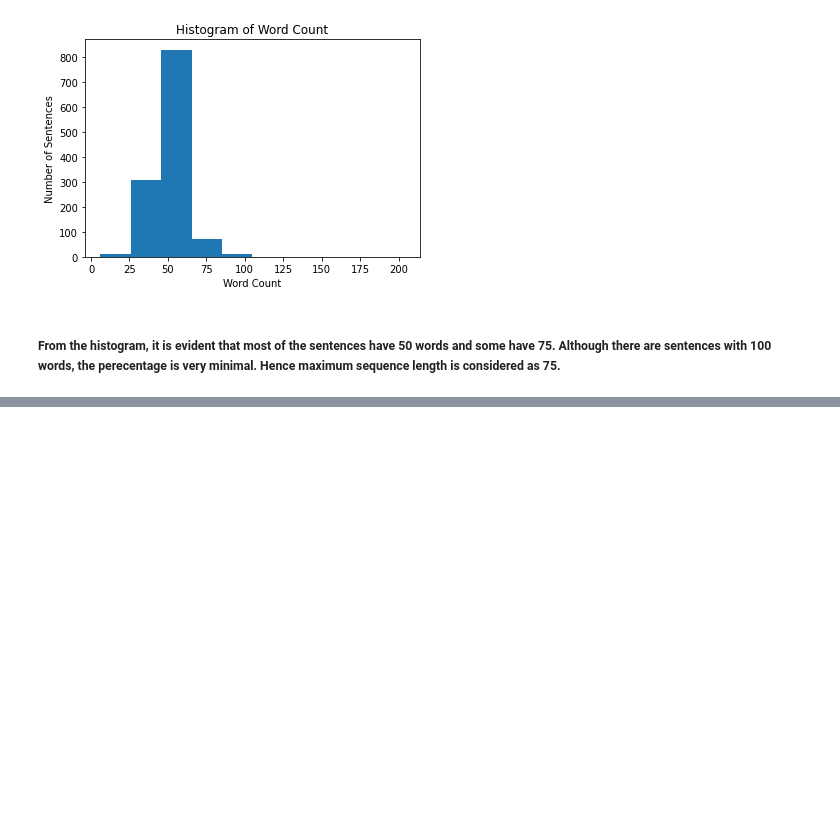
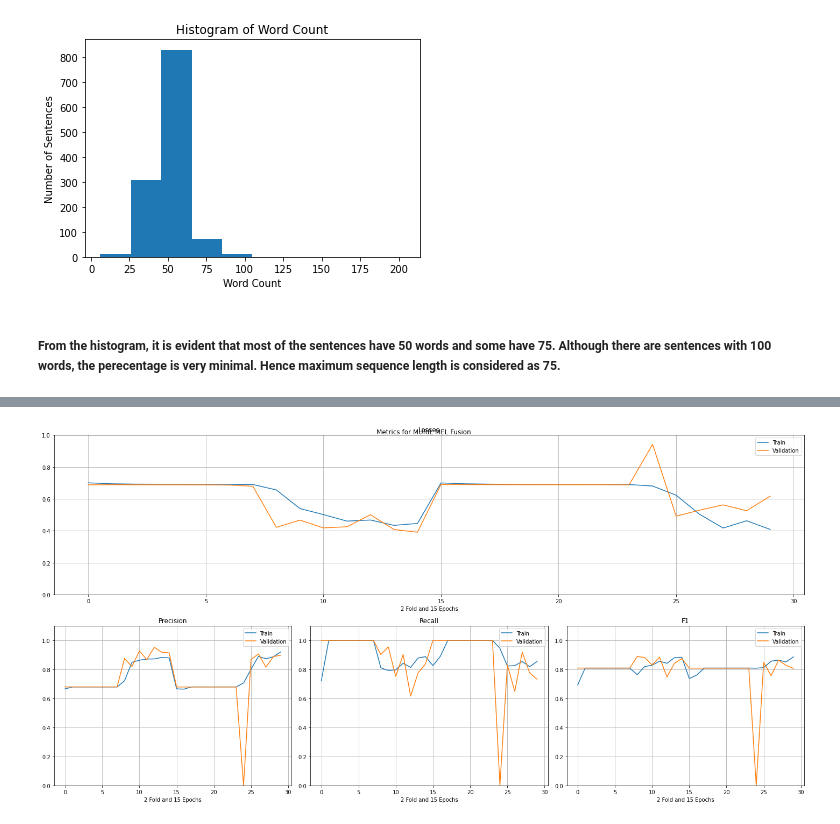
Before and after one commit to pradeep-miriyala/multi-modal-aud-nlp-models, a Jupyter notebook: notebooks/MURIL_Simplified.ipynb, the cells around one changed output, grey strips where cells are left out. Cells and saved outputs as stored; diff of their text form; code cells hidden in the pictures; blank space fills up the shorter version.

```diff
--- a/notebooks/MURIL_Simplified.ipynb
+++ b/notebooks/MURIL_Simplified.ipynb
@@ -119,0 +139,9 @@ plot_results(fusion_results,'MURIL Fusion Results')
+# %%
+mel_fusion_results = run_k_fold(base_model, gpu, data, sequences, attention_masks, targets, fusion=FusionTypes.MEL,
+                                k_folds=2, epochs=15,
+                                balance_classes=True, dropout_level=0.1,
+                                lr=6e-4,
+                                max_seq_len=MAX_SEQ_LEN,
+                                n_layers=1,
+                                clip_at=1.0, img_path=IMG_PATH, hidden_dim=64,
+                                img_height=80, img_width=80)
@@ -119,0 +190,4 @@ plot_results(fusion_results,'MURIL Fusion Results')
+# %%
+plot_results(mel_fusion_results[0], 'MURIL MEL Fusion')
+# %% [output]
+[figure, added]
```
Also changed, not shown: parts of 11 cells of this notebook, 2 other files.
